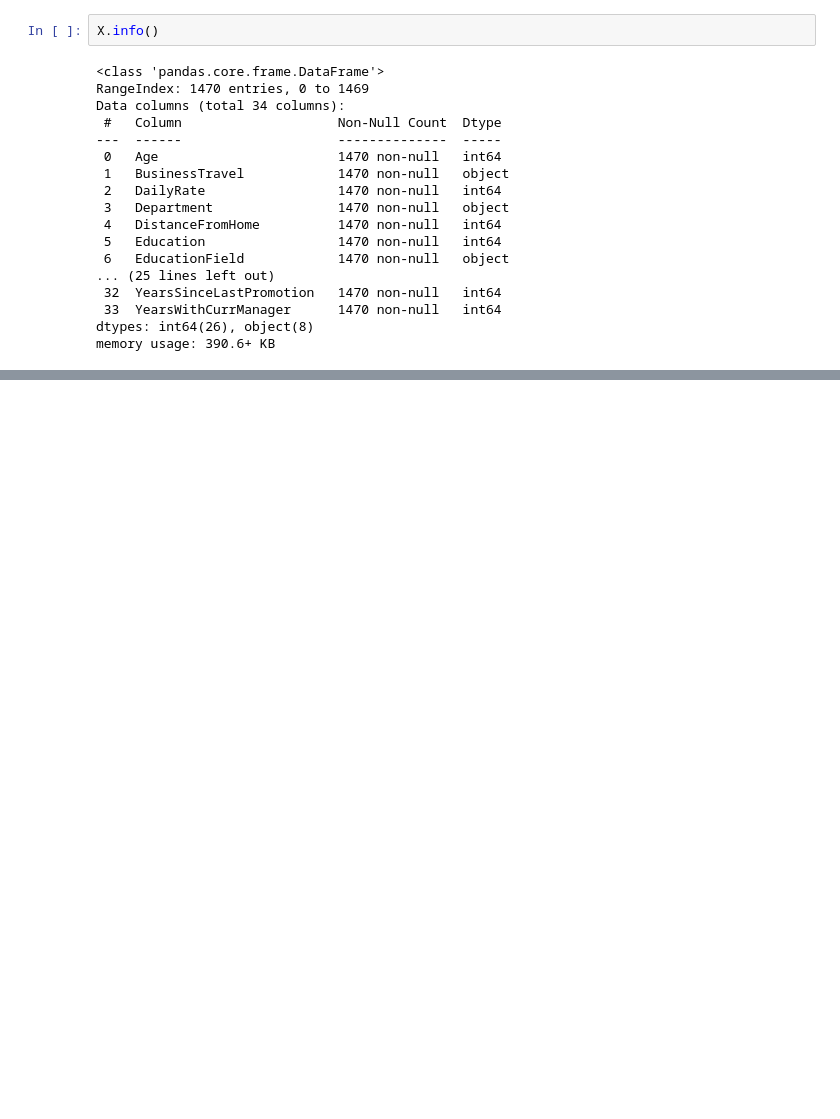
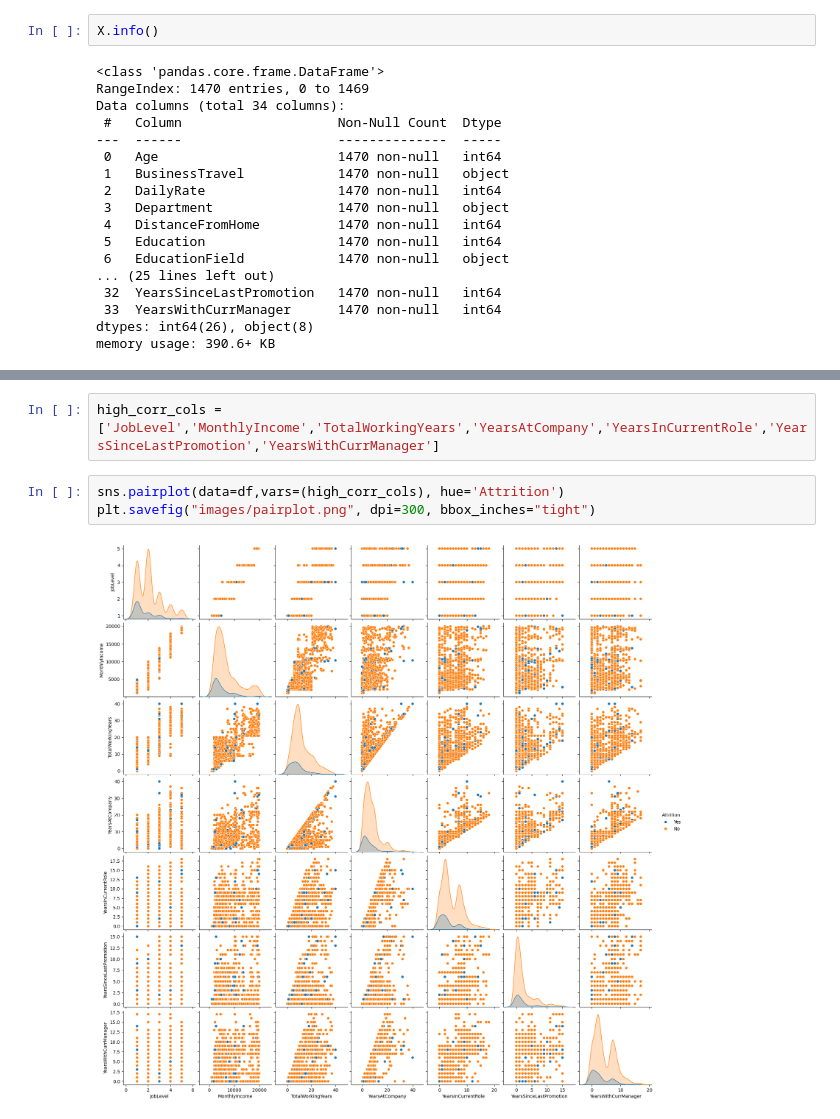
Before and after one commit to krutisnath/Employee_Attrition_prediction, a Jupyter notebook: Employee_attrition.ipynb, the cells around one changed output, grey strips where cells are left out. Saved outputs shown, nothing was run; the diff lists cells and outputs as text; blank space fills up the shorter version.

```diff
--- a/Employee_attrition.ipynb
+++ b/Employee_attrition.ipynb
@@ -62,0 +123,7 @@ memory usage: 390.6+ KB
+# %%
+high_corr_cols = ['JobLevel','MonthlyIncome','TotalWorkingYears','YearsAtCompany','YearsInCurrentRole','YearsSinceLastPromotion','YearsWithCurrManager']
+# %%
+sns.pairplot(data=df,vars=(high_corr_cols), hue='Attrition')
+plt.savefig("images/pairplot.png", dpi=300, bbox_inches="tight")
+# %% [output]
+[figure, added]
```
Also changed, not shown: parts of 11 cells of this notebook.
